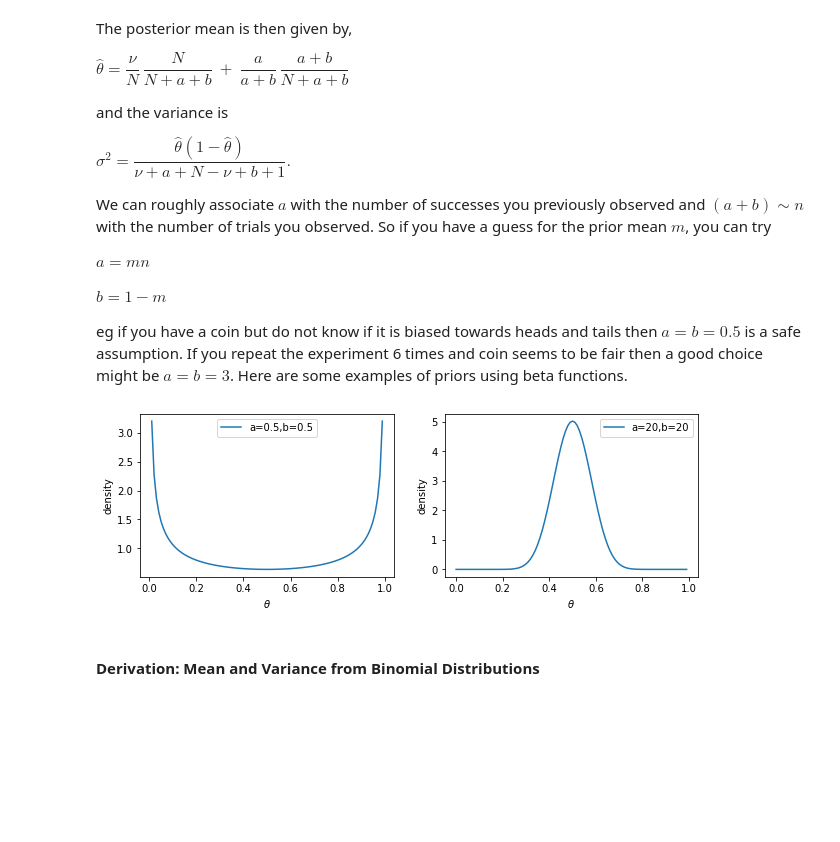
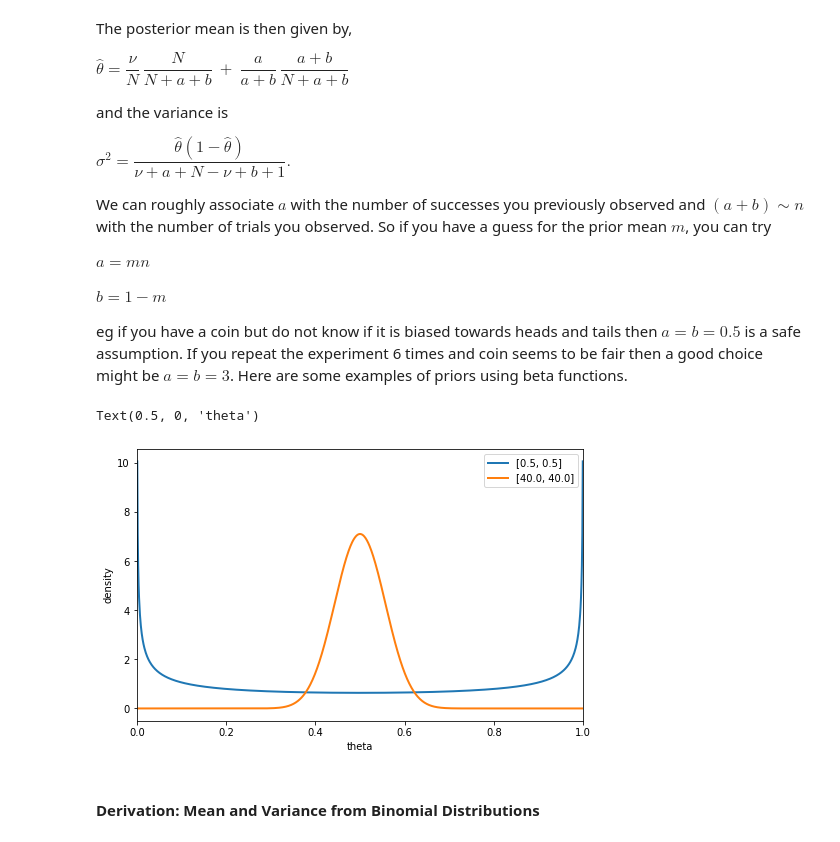
Before and after one commit to philrelton/Data-Analysis-2022, a Jupyter notebook: blended_exercises/Chapter 6/Chapter6.ipynb, the cells around one changed output. Drawn from its saved outputs; the diff is of its cells as text; code cells hidden in the pictures; blank space fills up the shorter version.

```diff
--- a/blended_exercises/Chapter 6/Chapter6.ipynb
+++ b/blended_exercises/Chapter 6/Chapter6.ipynb
@@ -243,25 +243,27 @@ $a=mn$
 $b=1-m$
 
 eg if you have a coin but do not know if it is biased towards heads and tails then $a = b =0.5$ is a safe assumption. If you repeat the experiment 6 times and coin seems to be fair then a good choice might be $a=b=3$.  Here are some examples of priors using beta functions.
-# %%
-from scipy.stats import beta
-
-plt.figure(figsize=(10,3))
-
-plt.subplot(121)
-plt.plot(x,beta.pdf(x,0.5,0.5),label='a=0.5,b=0.5')
-plt.ylabel('density')
-plt.xlabel(r'$\theta$')
-plt.legend()
-
-plt.subplot(122)
-plt.plot(x,beta.pdf(x,20,20),label='a=20,b=20')
-plt.ylabel('density')
-plt.legend()
-plt.xlabel(r'$\theta$')
-plt.show()
-# %% [output]
-[figure, removed]
+# %%
+from scipy.stats import beta
+
+plt.figure(figsize=(8,5))
+
+a = [0.5,40.]
+b = [0.5,40.]
+
+x = np.linspace(0, 1, 1002)[1:-1]
+
+for i in range(0,len(a)):
+    dist = beta(a[i],b[i])
+    plt.plot(x, dist.pdf(x),label=[a[i],b[i]],lw=2)
+
+plt.xlim(0, 1)
+plt.legend()
+plt.ylabel('density')
+plt.xlabel('theta')
+# %% [output]
+Text(0.5, 0, 'theta')
+[figure, added]
 # %% [markdown]
 #### Derivation: Mean and Variance from Binomial Distributions
 # %% [markdown]
```
Also changed, not shown: parts of 8 cells of this notebook.
